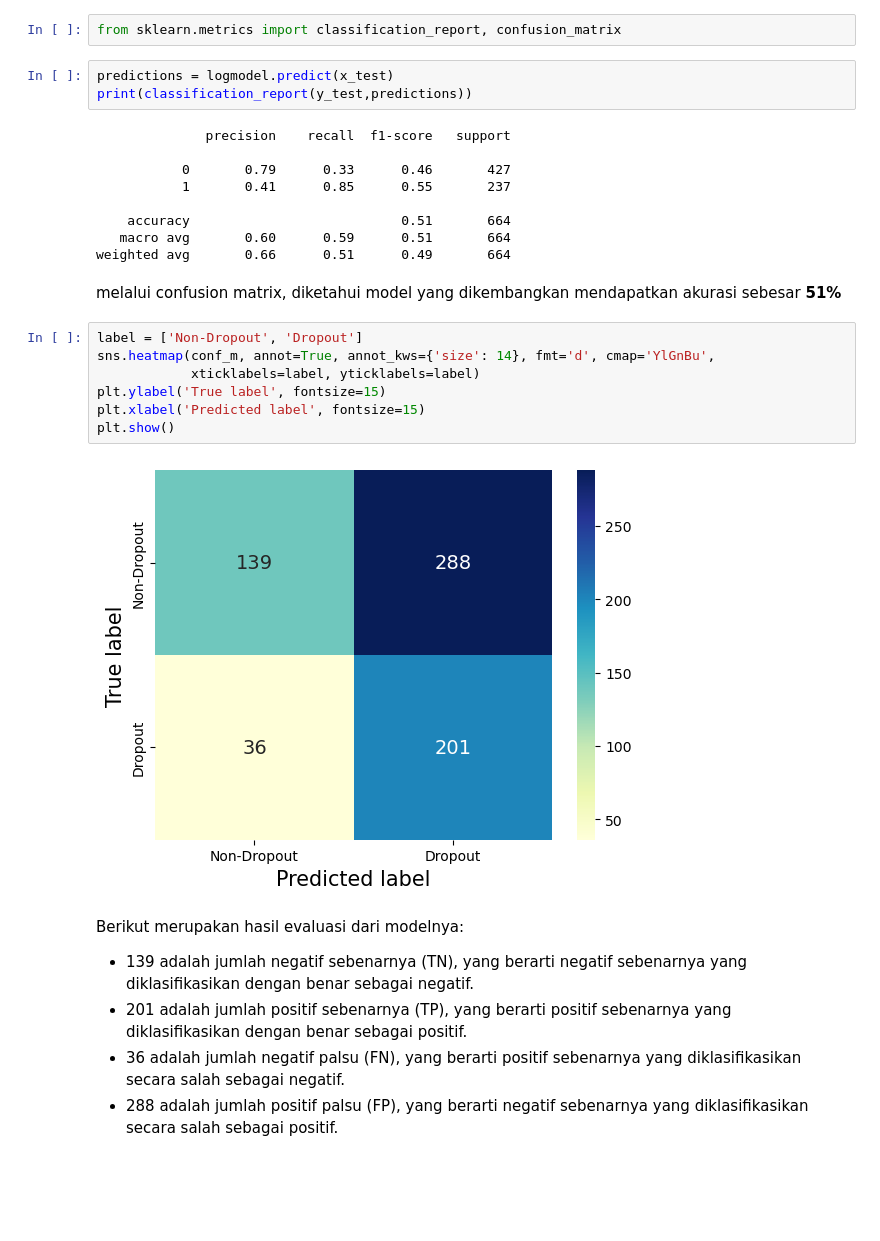
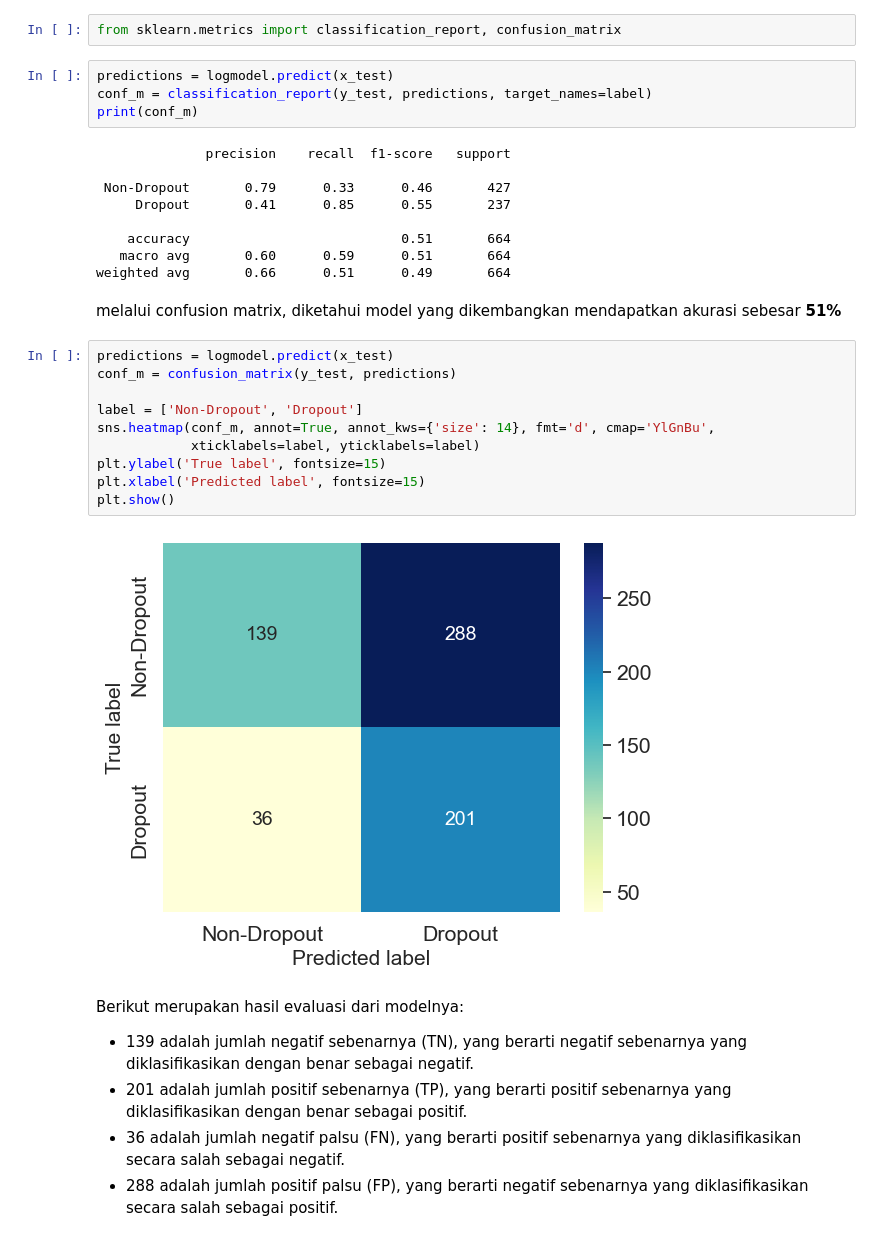
Before and after one commit to egrizq/final-submission, a Jupyter notebook: notebook.ipynb, the cells around one changed output. Drawn from its saved outputs; the diff is of its cells as text; blank space fills up the shorter version.

Commit message:
fix: visualisasi update

```diff
--- a/notebook.ipynb
+++ b/notebook.ipynb
@@ -578,12 +611,13 @@ Modeling train data menggunakan algoritma logistic regression
 from sklearn.metrics import classification_report, confusion_matrix
 # %%
 predictions = logmodel.predict(x_test)
-print(classification_report(y_test,predictions))
+conf_m = classification_report(y_test, predictions, target_names=label)
+print(conf_m)
 # %% [output]
               precision    recall  f1-score   support
 
-           0       0.79      0.33      0.46       427
-           1       0.41      0.85      0.55       237
+ Non-Dropout       0.79      0.33      0.46       427
+     Dropout       0.41      0.85      0.55       237
 
     accuracy                           0.51       664
    macro avg       0.60      0.59      0.51       664
@@ -591,14 +625,17 @@ weighted avg       0.66      0.51      0.49       664
 # %% [markdown]
 melalui confusion matrix, diketahui model yang dikembangkan mendapatkan akurasi sebesar **51%**
 # %%
+predictions = logmodel.predict(x_test)
+conf_m = confusion_matrix(y_test, predictions)
+
 label = ['Non-Dropout', 'Dropout']
 sns.heatmap(conf_m, annot=True, annot_kws={'size': 14}, fmt='d', cmap='YlGnBu',
             xticklabels=label, yticklabels=label)
 plt.ylabel('True label', fontsize=15)
 plt.xlabel('Predicted label', fontsize=15)
 plt.show()
 # %% [output]
-[figure, old version]
+[figure, new version]
 # %% [markdown]
 Berikut merupakan hasil evaluasi dari modelnya:
 - 139 adalah jumlah negatif sebenarnya (TN), yang berarti negatif sebenarnya yang diklasifikasikan dengan benar sebagai negatif.
```
Also changed, not shown: parts of 21 cells of this notebook, 1 other file.
